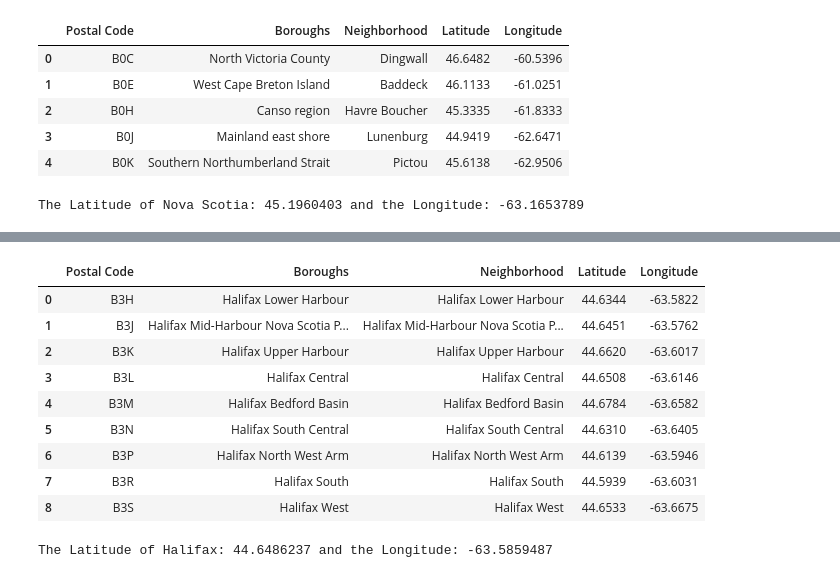
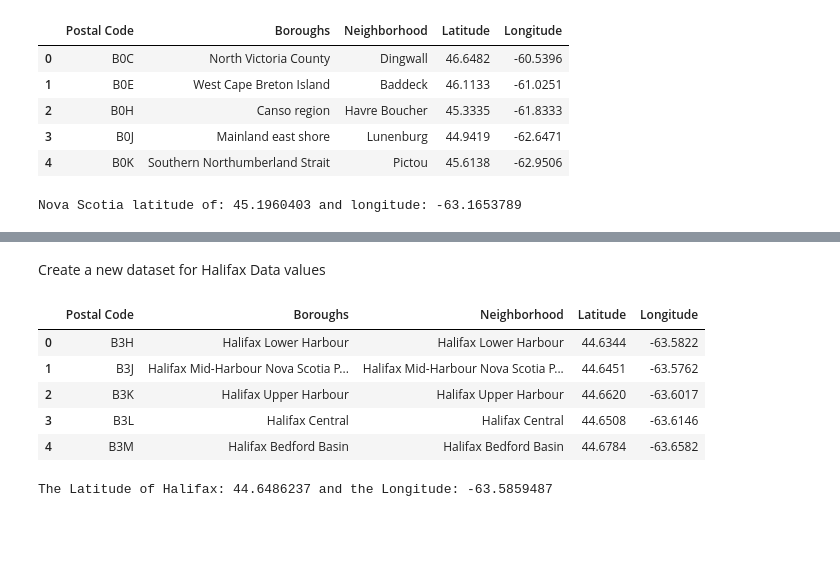
Before and after one commit to KrishnaChaitanya1/Coursera_Capstone, a Jupyter notebook: Final Capstone Project/Relations between food cuisines.ipynb, the cells around one changed output, grey strips where cells are left out. Drawn from its saved outputs; the diff is of its cells as text; code cells hidden in the pictures; blank space fills up the shorter version.

```diff
--- a/Final Capstone Project/Relations between food cuisines.ipynb
+++ b/Final Capstone Project/Relations between food cuisines.ipynb
@@ -496,9 +540,9 @@ location = geolocator.geocode(address)
 latitude_ns = location.latitude
 longitude_ns = location.longitude
 
-print("The Latitude of Nova Scotia: {} and the Longitude: {}".format(latitude_ns, longitude_ns))
+print("Nova Scotia latitude of: {} and longitude: {}".format(latitude_ns, longitude_ns))
 # %% [output]
-The Latitude of Nova Scotia: 45.1960403 and the Longitude: -63.1653789
+Nova Scotia latitude of: 45.1960403 and longitude: -63.1653789
 # %%
 map_nova = folium.Map(location = [latitude_ns, longitude_ns], zoom_start = 7.2)
 for lat, lng, borough, neighborhood in zip(df_nova['Latitude'], df_nova['Longitude'], df_nova['Boroughs'], df_nova['Neighborhood']):
@@ -516,20 +560,18 @@ for lat, lng, borough, neighborhood in zip(df_nova['Latitude'], df_nova['Longitu
 map_nova
 # %% [output]
 [interactive output not drawn]
+# %% [markdown]
+Create a new dataset for Halifax Data values
 # %%
 halifax_data = df_nova[df_nova['Boroughs'].str.contains('Halifax')].reset_index(drop = True)
-halifax_data
+halifax_data.head()
 # %% [output]
 |  | Postal Code | Boroughs | Neighborhood | Latitude | Longitude |
 | 0 | B3H | Halifax Lower Harbour | Halifax Lower Harbour | 44.6344 | -63.5822 |
 | 1 | B3J | Halifax Mid-Harbour Nova Scotia P... | Halifax Mid-Harbour Nova Scotia P... | 44.6451 | -63.5762 |
 | 2 | B3K | Halifax Upper Harbour | Halifax Upper Harbour | 44.6620 | -63.6017 |
 | 3 | B3L | Halifax Central | Halifax Central | 44.6508 | -63.6146 |
 | 4 | B3M | Halifax Bedford Basin | Halifax Bedford Basin | 44.6784 | -63.6582 |
-| 5 | B3N | Halifax South Central | Halifax South Central | 44.6310 | -63.6405 |
-| 6 | B3P | Halifax North West Arm | Halifax North West Arm | 44.6139 | -63.5946 |
-| 7 | B3R | Halifax South | Halifax South | 44.5939 | -63.6031 |
-| 8 | B3S | Halifax West | Halifax West | 44.6533 | -63.6675 |
 # %%
 address = 'Halifax, Nova Scotia'
 geolocator = Nominatim(user_agent = 'my-application')
```
Also changed, not shown: parts of 33 cells of this notebook.
